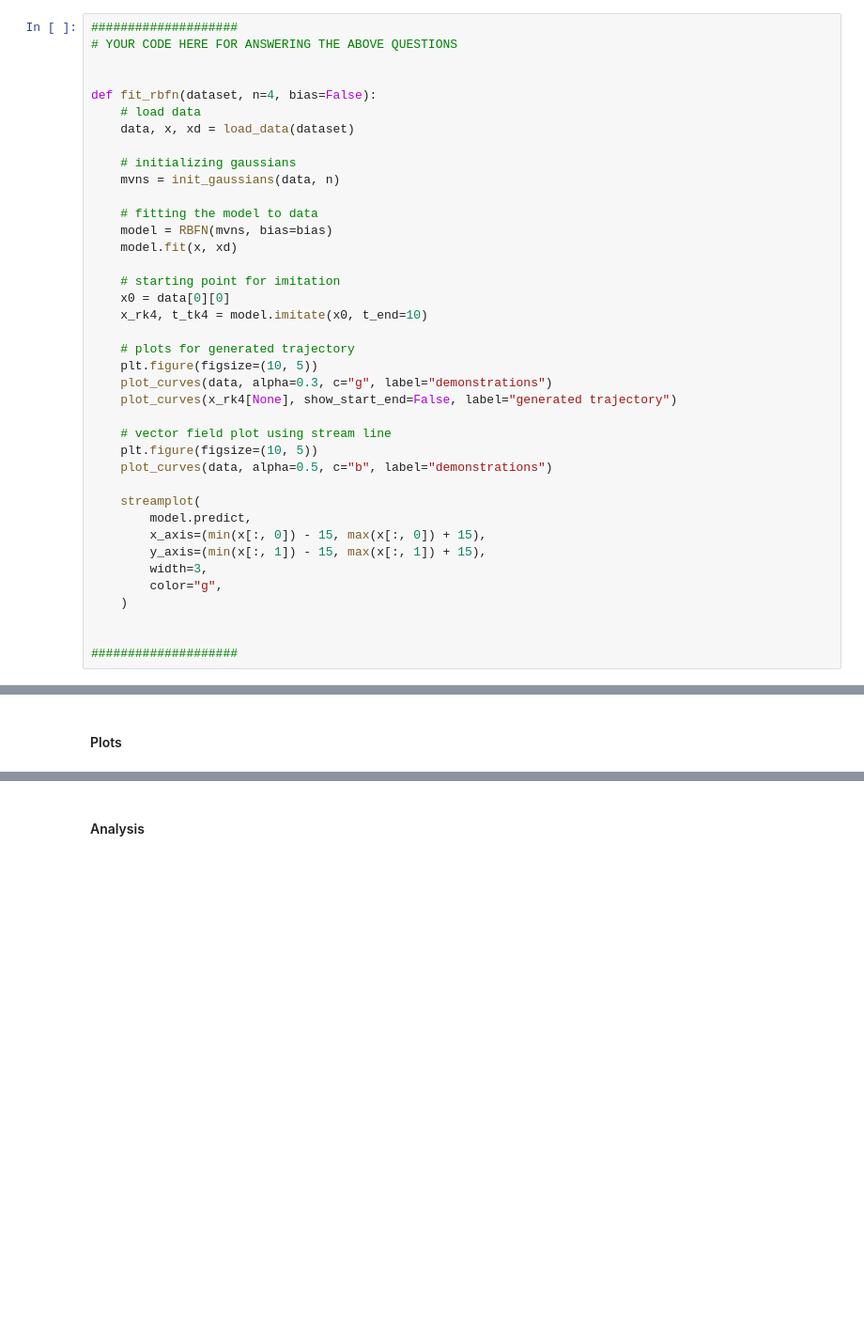
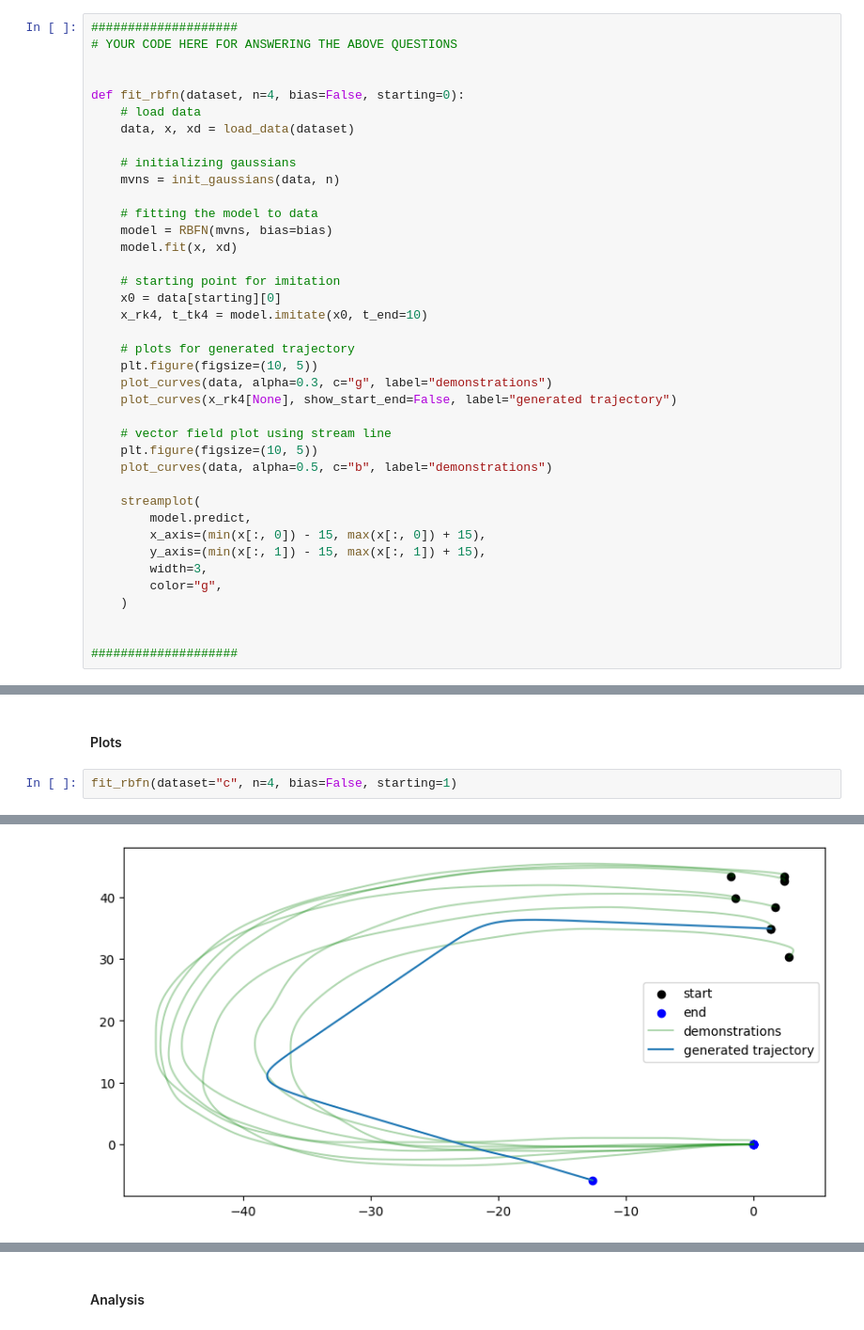
Before and after one commit to AshrithSagar/CP321-ILR-2025, a Jupyter notebook: Assignments/Assignment-4/Codes/Assignment4_RegressionTechniques(RBFN).ipynb, the cells around one changed output, grey strips where cells are left out. Shown at 94% size. Drawn from its saved outputs; the diff is of its cells as text; blank space fills up the shorter version.

```diff
--- a/Assignments/Assignment-4/Codes/Assignment4_RegressionTechniques(RBFN).ipynb
+++ b/Assignments/Assignment-4/Codes/Assignment4_RegressionTechniques(RBFN).ipynb
@@ -310,7 +310,7 @@ Ans:
 # YOUR CODE HERE FOR ANSWERING THE ABOVE QUESTIONS
 
 
-def fit_rbfn(dataset, n=4, bias=False):
+def fit_rbfn(dataset, n=4, bias=False, starting=0):
     # load data
     data, x, xd = load_data(dataset)
 
@@ -322,7 +322,7 @@ def fit_rbfn(dataset, n=4, bias=False):
     model.fit(x, xd)
 
     # starting point for imitation
-    x0 = data[0][0]
+    x0 = data[starting][0]
     x_rk4, t_tk4 = model.imitate(x0, t_end=10)
 
     # plots for generated trajectory
@@ -367,3 +367,6 @@ As seen from the vector field, the arrows are diverging near the outer areas of
 ### 2. Different initial points
 # %% [markdown]
 #### Plots
+# %%
+fit_rbfn(dataset="c", n=4, bias=False, starting=1)
+# %% [output]
@@ -369,0 +375 @@ As seen from the vector field, the arrows are diverging near the outer areas of
+[figure, added]
```
Also changed, not shown: parts of 3 cells of this notebook.
